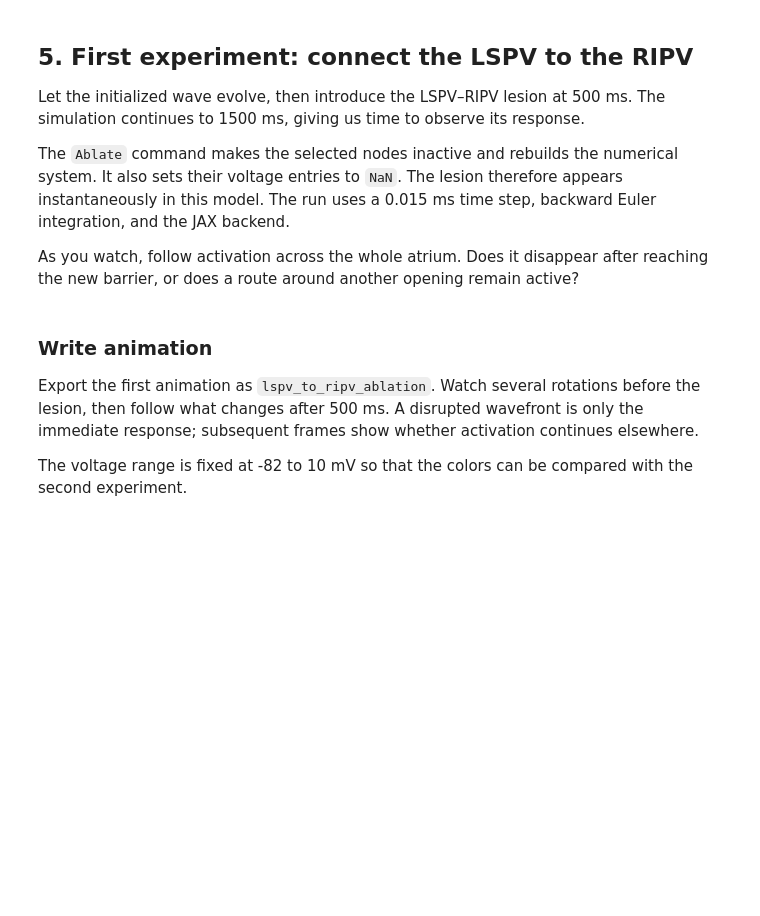
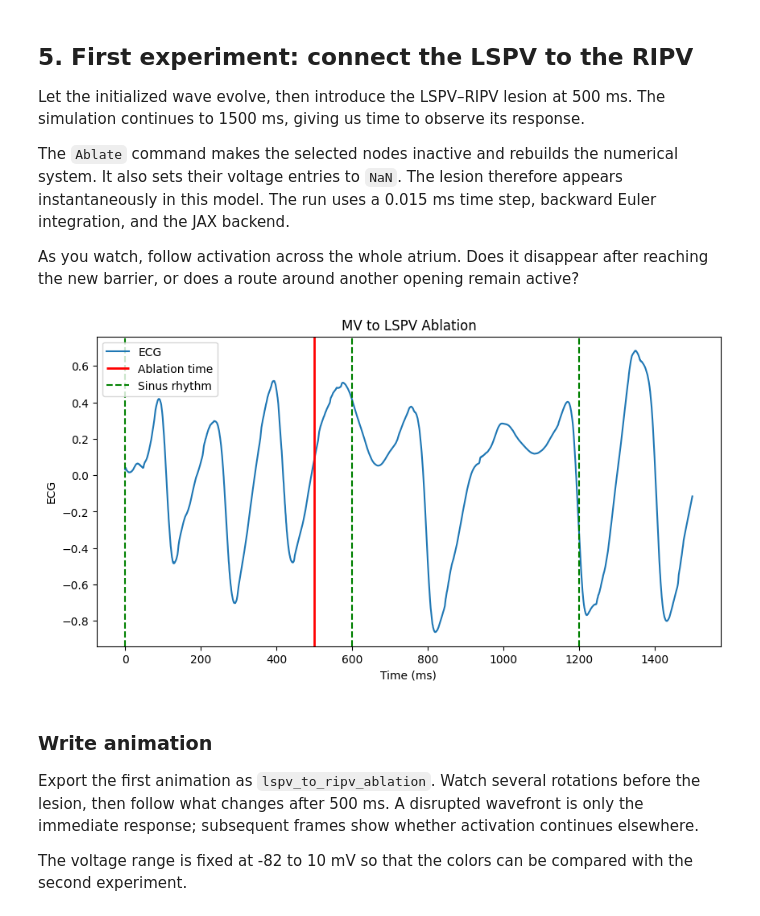
Before and after one commit to finitewave/Finitewave-Tools, a Jupyter notebook: Tutorials/Atrial Tachycardia Ablation.ipynb, the cells around one changed output. Saved outputs shown, nothing was run; the diff lists cells and outputs as text; code cells hidden in the pictures; blank space fills up the shorter version.

```diff
--- a/Tutorials/Atrial Tachycardia Ablation.ipynb
+++ b/Tutorials/Atrial Tachycardia Ablation.ipynb
@@ -244,7 +246,7 @@ simulation.run()
 
 state_vars = {}
 n_levels = len(state_tracker.tracking_times)
-state_map = n_levels - np.digitize(circ_dist, bins=np.linspace(-1, 1, n_levels))
+state_map = n_levels - np.digitize(geod_phase, bins=np.linspace(-np.pi, np.pi, n_levels))
 for var_name in cardiac_model.state_vars:
     tracked_values = state_tracker.output[var_name]
     var_array = tracked_values[state_map]
@@ -253,10 +255,10 @@ for var_name in cardiac_model.state_vars:
 
 pv.set_jupyter_backend("static")
 
-pl = pv.Plotter(window_size=(1100, 800))
+pl = pv.Plotter(window_size=(800, 600))
 pl.set_background("white")
 pl.add_text("Initial atrial activation pattern", position="upper_left", font_size=16, color="black")
-pl.camera_position = camera_position
+pl.camera_position = CAMERA_POSITION
 pl.add_mesh(poly, scalars=state_vars["u"], show_edges=False, cmap="plasma", clim=(-90.0, 10.0),
             nan_color="lightgray",
             scalar_bar_args={"title": "Membrane potential (mV)",
@@ -273,6 +275,10 @@ The `Ablate` command makes the selected nodes inactive and rebuilds the numerica
 
 As you watch, follow activation across the whole atrium. Does it disappear after reaching the new barrier, or does a route around another opening remain active?
 # %%
+import matplotlib.pyplot as plt
+
+
+U_REST = state_vars["u"].min()
 
 
 class Ablate(fw.Command):
@@ -281,48 +287,74 @@ class Ablate(fw.Command):
         self.ablation_ids = ablation_ids
 
     def execute(self, simulation):
         simulation.cardiac_tissue.mesh[self.ablation_ids] = 2
         simulation.spatial_discretization.update_weights()
         simulation.time_integration.assemble_system()
         simulation.cardiac_model._u = simulation.backend.set_flat_values(
-            simulation.cardiac_model._u, self.ablation_ids, np.nan
+            simulation.cardiac_model._u, self.ablation_ids, U_REST
         )
         simulation.time_integration.u = simulation.backend.set_flat_values(
-            simulation.time_integration.u, self.ablation_ids, np.nan
+            simulation.time_integration.u, self.ablation_ids, U_REST
         )
         simulation.time_integration.u_old = simulation.backend.set_flat_values(
-            simulation.time_integration.u_old, self.ablation_ids, np.nan
+            simulation.time_integration.u_old, self.ablation_ids, U_REST
         )
         simulation.time_integration.u_old_2 = simulation.backend.set_flat_values(
-            simulation.time_integration.u_old_2, self.ablation_ids, np.nan
+            simulation.time_integration.u_old_2, self.ablation_ids, U_REST
         )
 
+
+ABLATION_TIME = 500
+T_MAX = 1500
 
 cardiac_model = fw.Courtemanche()
 cardiac_model.set_parameters(remodeled_params)
 cardiac_model.prepacing(stim_prepacing)
 cardiac_model.set_variables(state_vars)
 
-anim_tracker = fw.AnimationTracker(step=200, start_time=0, animation_name="lspv_to_ripv_ablation")
+stim_sequence = fw.StimSequence()
+for sinus_time in np.arange(0, T_MAX, 600):
+    stim_sequence.add_stim(
+        fw.StimCurrentElectrodes(time=sinus_time, curr_value=30, duration=1,
+                                 coords=points[sinus_node_ids], size=3.0)
+        )
 
-# create model object and set up parameters:
-simulation = fw.CardiacSimulation(dt=0.015, t_max=1500, backend="jax")
-# add the tissue and the stim parameters to the model object:
+anim_tracker = fw.AnimationTracker(step=250, start_time=0, animation_name="lspv_to_ripv_ablation")
+ecg_tracker = fw.LeadFieldECGTracker(lead_coords=LEAD_COORDS, volume_conductivity=0.3,
+                                     step=20, start_time=0)
+tracker_sequence = fw.TrackerSequence()
+tracker_sequence.add_tracker(anim_tracker)
+tracker_sequence.add_tracker(ecg_tracker)
+
+simulation = fw.CardiacSimulation(dt=0.015, t_max=T_MAX, backend="jax")
 simulation.cardiac_tissue = fw.CardiacTissue(coords=points, elems=elems,
                                              elem_type=fw.ElementType.TRIANGLE)
 simulation.cardiac_model = cardiac_model
-# set up time integration:
+simulation.stim_sequence = stim_sequence
 simulation.time_integration = fw.BackwardEulerTimeIntegration(atol=1e-6, maxiter=100)
-simulation.tracker_sequence = fw.TrackerSequence()
-simulation.tracker_sequence.add_tracker(anim_tracker)
+simulation.tracker_sequence = tracker_sequence
 simulation.command_sequence = fw.CommandSequence()
-simulation.command_sequence.add_command(Ablate(time=500, ablation_ids=lspv_to_ripv_ids))
+simulation.command_sequence.add_command(Ablate(time=ABLATION_TIME, ablation_ids=ablation_line_ids_1))
 
-# run the model:
 simulation.run()
 
-# get the resulting potential at the element centers:
-u = simulation.cardiac_model.u
+plt.figure(figsize=(10, 5))
+plt.plot(ecg_tracker.tracking_times, ecg_tracker.output, label="ECG")
+ymin = plt.ylim()[0]
+ymax = plt.ylim()[1]
+plt.vlines(x=ABLATION_TIME, ymin=ymin, ymax=ymax, color="red", linestyle="-",
+           label="Ablation time", lw=2)
+for stim_time in np.arange(0, T_MAX, 600):
+    plt.vlines(x=stim_time, ymin=ymin, ymax=ymax, color="green", linestyle="--",
+               label="Sinus rhythm" if stim_time == 0 else None)
+plt.ylim(ymin, ymax)
+plt.xlabel("Time (ms)")
+plt.ylabel("ECG")
+plt.title("MV to LSPV Ablation")
+plt.legend()
+plt.show()
+# %% [output]
+[figure, added]
 # %% [markdown]
 ### Write animation
 
```
Also changed, not shown: parts of 10 cells of this notebook, 14 other files.
